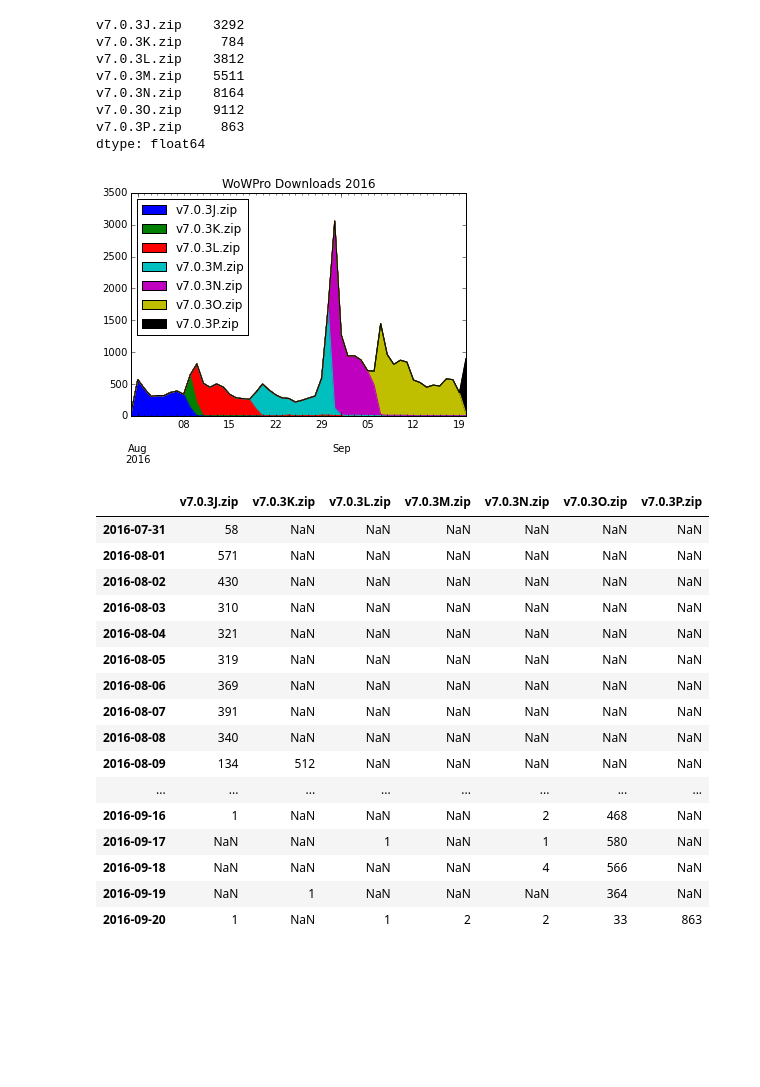
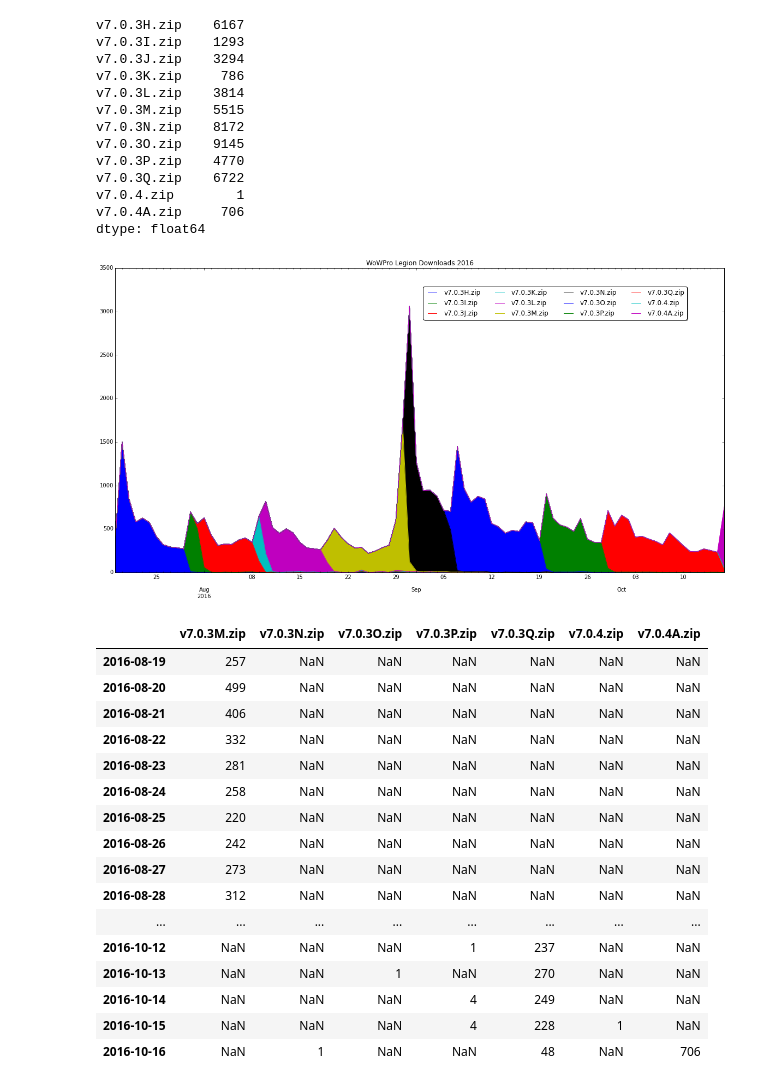
Before and after one commit to Ludovicus-Maior/WoW-Pro-Guides, a Jupyter notebook: WoWPro_Utilities/WoWPro Stats.ipynb, the cells around one changed output. Cells and saved outputs as stored; diff of their text form; code cells hidden in the pictures; blank space fills up the shorter version.

```diff
--- a/WoWPro_Utilities/WoWPro Stats.ipynb
+++ b/WoWPro_Utilities/WoWPro Stats.ipynb
@@ -67,36 +101,43 @@ dtype: float64
 # %%
 x = data["2016"].dropna(axis=1, how='all')
-x = x.iloc[: , -9:-2].dropna(axis=0, how='all')
-ax=x.plot(kind='area', title="WoWPro Downloads 2016")
+x = x.iloc[: , -14:-2].dropna(axis=0, how='all')
+ax=x.plot(kind='area', title="WoWPro Legion Downloads 2016", figsize=(20,10))
+ax.legend(loc='upper left', bbox_to_anchor=(0.5, 0.95),
+          ncol=4, fancybox=True, shadow=True)
 #ax.set_ylim(0,1000)
 x.sum(axis=0)
 # %% [output]
-v7.0.3J.zip    3292
-v7.0.3K.zip     784
-v7.0.3L.zip    3812
-v7.0.3M.zip    5511
-v7.0.3N.zip    8164
-v7.0.3O.zip    9112
-v7.0.3P.zip     863
+v7.0.3H.zip    6167
+v7.0.3I.zip    1293
+v7.0.3J.zip    3294
+v7.0.3K.zip     786
+v7.0.3L.zip    3814
+v7.0.3M.zip    5515
+v7.0.3N.zip    8172
+v7.0.3O.zip    9145
+v7.0.3P.zip    4770
+v7.0.3Q.zip    6722
+v7.0.4.zip        1
+v7.0.4A.zip     706
 dtype: float64
-[figure, old version]
+[figure, new version]
 # %%
 x.resample('D', how='mean')
 # %% [output]
-|  | v7.0.3J.zip | v7.0.3K.zip | v7.0.3L.zip | v7.0.3M.zip | v7.0.3N.zip | v7.0.3O.zip | v7.0.3P.zip |
-| 2016-07-31 | 58 | NaN | NaN | NaN | NaN | NaN | NaN |
-| 2016-08-01 | 571 | NaN | NaN | NaN | NaN | NaN | NaN |
-| 2016-08-02 | 430 | NaN | NaN | NaN | NaN | NaN | NaN |
-| 2016-08-03 | 310 | NaN | NaN | NaN | NaN | NaN | NaN |
-| 2016-08-04 | 321 | NaN | NaN | NaN | NaN | NaN | NaN |
-| 2016-08-05 | 319 | NaN | NaN | NaN | NaN | NaN | NaN |
-| 2016-08-06 | 369 | NaN | NaN | NaN | NaN | NaN | NaN |
-| 2016-08-07 | 391 | NaN | NaN | NaN | NaN | NaN | NaN |
-| 2016-08-08 | 340 | NaN | NaN | NaN | NaN | NaN | NaN |
-| 2016-08-09 | 134 | 512 | NaN | NaN | NaN | NaN | NaN |
+|  | v7.0.3M.zip | v7.0.3N.zip | v7.0.3O.zip | v7.0.3P.zip | v7.0.3Q.zip | v7.0.4.zip | v7.0.4A.zip |
+| 2016-08-19 | 257 | NaN | NaN | NaN | NaN | NaN | NaN |
+| 2016-08-20 | 499 | NaN | NaN | NaN | NaN | NaN | NaN |
+| 2016-08-21 | 406 | NaN | NaN | NaN | NaN | NaN | NaN |
+| 2016-08-22 | 332 | NaN | NaN | NaN | NaN | NaN | NaN |
+| 2016-08-23 | 281 | NaN | NaN | NaN | NaN | NaN | NaN |
+| 2016-08-24 | 258 | NaN | NaN | NaN | NaN | NaN | NaN |
+| 2016-08-25 | 220 | NaN | NaN | NaN | NaN | NaN | NaN |
+| 2016-08-26 | 242 | NaN | NaN | NaN | NaN | NaN | NaN |
+| 2016-08-27 | 273 | NaN | NaN | NaN | NaN | NaN | NaN |
+| 2016-08-28 | 312 | NaN | NaN | NaN | NaN | NaN | NaN |
 | ... | ... | ... | ... | ... | ... | ... | ... |
-| 2016-09-16 | 1 | NaN | NaN | NaN | 2 | 468 | NaN |
-| 2016-09-17 | NaN | NaN | 1 | NaN | 1 | 580 | NaN |
-| 2016-09-18 | NaN | NaN | NaN | NaN | 4 | 566 | NaN |
-| 2016-09-19 | NaN | 1 | NaN | NaN | NaN | 364 | NaN |
-| 2016-09-20 | 1 | NaN | 1 | 2 | 2 | 33 | 863 |
+| 2016-10-12 | NaN | NaN | NaN | 1 | 237 | NaN | NaN |
+| 2016-10-13 | NaN | NaN | 1 | NaN | 270 | NaN | NaN |
+| 2016-10-14 | NaN | NaN | NaN | 4 | 249 | NaN | NaN |
+| 2016-10-15 | NaN | NaN | NaN | 4 | 228 | 1 | NaN |
+| 2016-10-16 | NaN | 1 | NaN | NaN | 48 | NaN | 706 |
```
Also changed, not shown: parts of 5 cells of this notebook, 1 other file.
